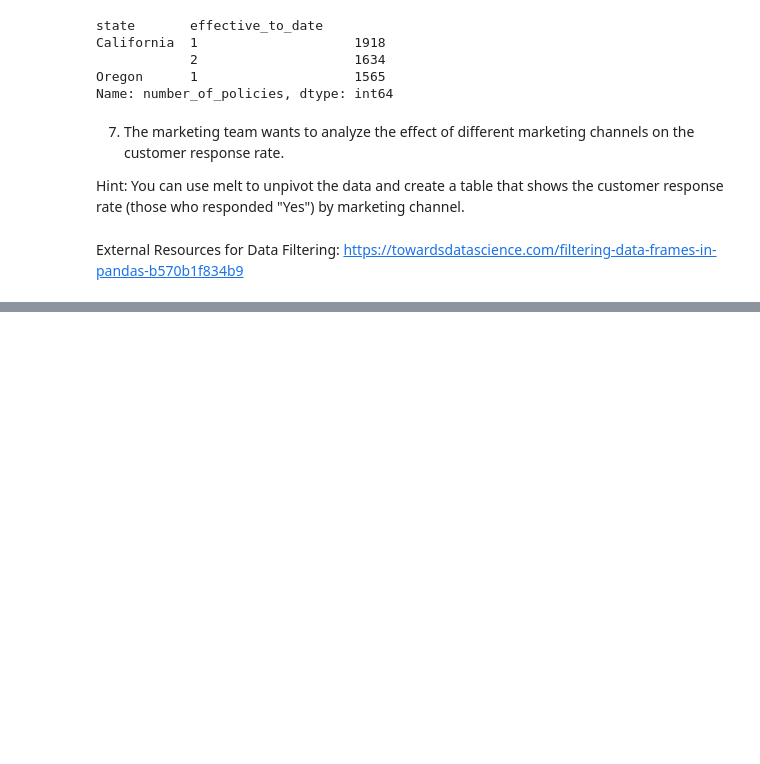
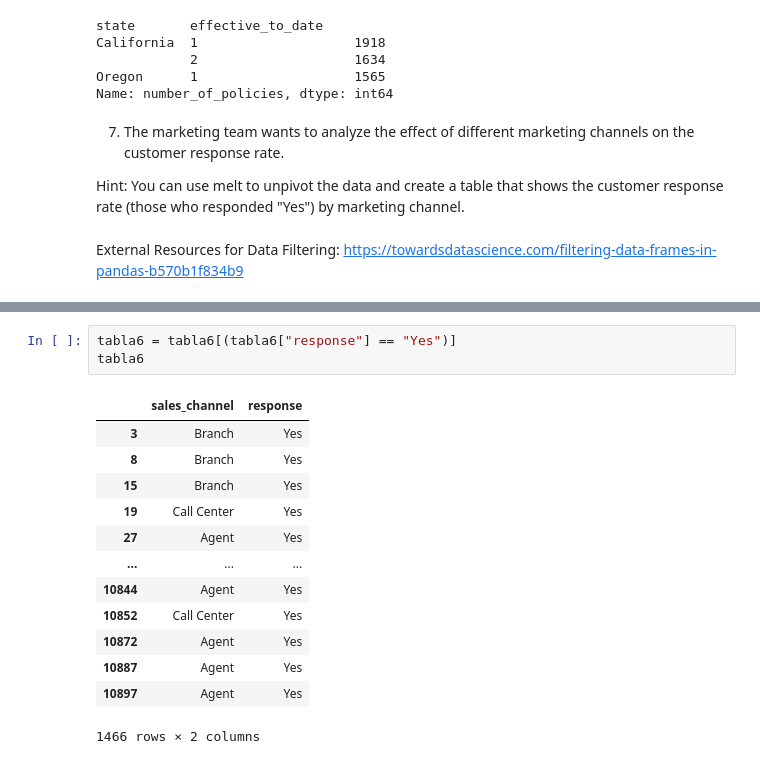
Before and after one commit to data-bootcamp-v4/lab-dw-data-aggregation-and-filtering, a Jupyter notebook: lab-dw-aggregating.ipynb, the cells around one changed output, grey strips where cells are left out. Cells and saved outputs as stored; diff of their text form; blank space fills up the shorter version.

```diff
--- a/lab-dw-aggregating.ipynb
+++ b/lab-dw-aggregating.ipynb
@@ -375,0 +433,17 @@ External Resources for Data Filtering: https://towardsdatascience.com/filtering-
+# %%
+tabla6 = tabla6[(tabla6["response"] == "Yes")]
+tabla6
+# %% [output]
+|  | sales_channel | response |
+| 3 | Branch | Yes |
+| 8 | Branch | Yes |
+| 15 | Branch | Yes |
+| 19 | Call Center | Yes |
+| 27 | Agent | Yes |
+| ... | ... | ... |
+| 10844 | Agent | Yes |
+| 10852 | Call Center | Yes |
+| 10872 | Agent | Yes |
+| 10887 | Agent | Yes |
+| 10897 | Agent | Yes |
+1466 rows × 2 columns
```
Also changed, not shown: parts of 19 cells of this notebook.
